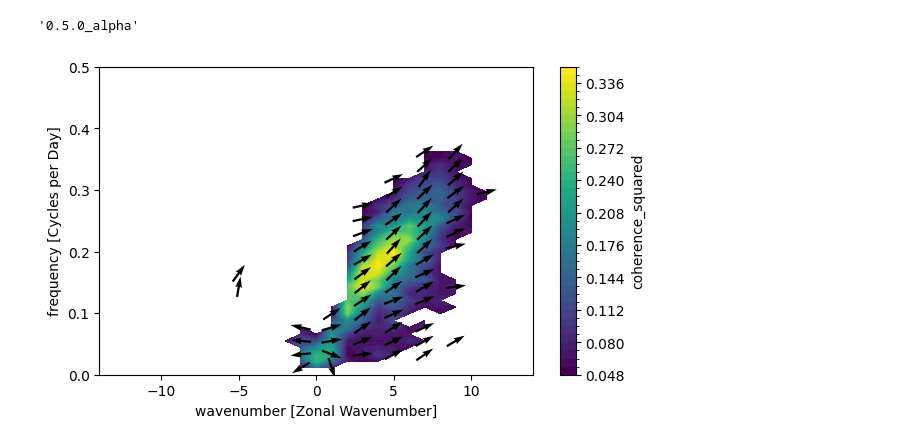
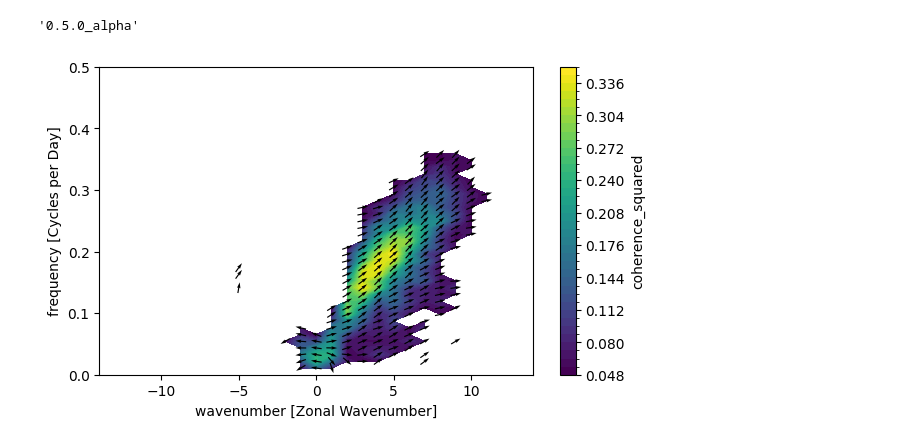
Before and after one commit to mpimet/pywk99, a Jupyter notebook: examples/cross_spectra.ipynb, the cells around one changed output. Saved outputs shown, nothing was run; the diff lists cells and outputs as text; code cells hidden in the pictures.

```diff
--- a/examples/cross_spectra.ipynb
+++ b/examples/cross_spectra.ipynb
@@ -59,6 +50,6 @@ flagged_windows = flagged_window1.union(flagged_window2).union(flagged_window3)
 # %%
 fig, ax = plt.subplots(1 , 1, figsize=(7, 4))
 plot_coherence(cross_spectrum, coherence_threshold=0.05, ax=ax, cmap="viridis", w_max=0.5, flagged_windows=flagged_windows)
-plot_phase_arrows(cross_spectrum, coherence_threshold=0.05, stride=2, ax=ax, flagged_windows=flagged_windows)
+plot_phase_arrows(cross_spectrum, coherence_threshold=0.05, stride=1, ax=ax, flagged_windows=flagged_windows)
 # %% [output]
-[figure, old version]
+[figure, new version]
```
Also changed, not shown: parts of 1 cell of this notebook.
